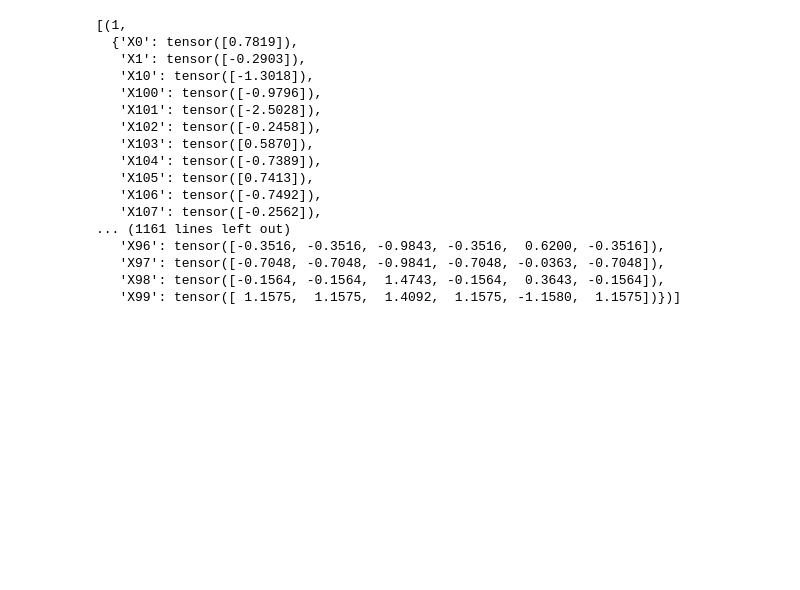
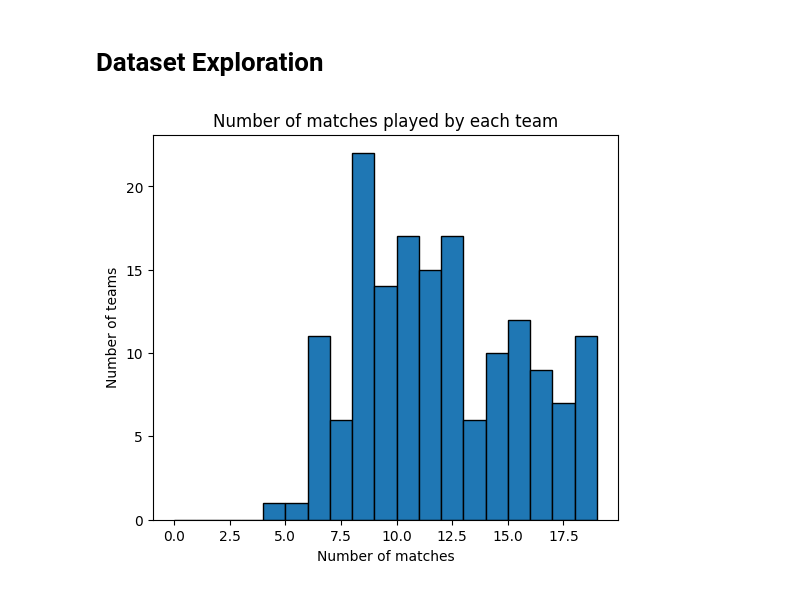
Before and after one commit to b0kch01/graphical-tournament, a Jupyter notebook: basic_edge_count.ipynb, the cells around one changed output. Drawn from its saved outputs; the diff is of its cells as text; code cells hidden in the pictures; blank space fills up the shorter version.

```diff
--- a/basic_edge_count.ipynb
+++ b/basic_edge_count.ipynb
@@ -2,9 +2,12 @@
 import mcmclib
 import torch
 import matplotlib.pyplot as plt
+import random
+import numpy as np
+
 
 import matplotlib as mpl
-mpl.rcParams['figure.dpi'] = 300
+mpl.rcParams['figure.dpi'] = 100
 # %%
 golden_sample = torch.load('mcmc_samples_20000.pt')
 dataset = torch.load("dataset.pt")
@@ -12,23 +15,28 @@ teams = torch.load("teams.pt")
 teams_number = list(range(len(teams)))
 
 session = mcmclib.MCMC_Session(seed=123)
-# %%
-session.run(dataset[:2], [1, 2, 3, 4, 5, 6], len(teams))
-# %% [output]
-[(1,
-  {'X0': tensor([0.7819]),
-   'X1': tensor([-0.2903]),
-   'X10': tensor([-1.3018]),
-   'X100': tensor([-0.9796]),
-   'X101': tensor([-2.5028]),
-   'X102': tensor([-0.2458]),
-   'X103': tensor([0.5870]),
-   'X104': tensor([-0.7389]),
-   'X105': tensor([0.7413]),
-   'X106': tensor([-0.7492]),
-   'X107': tensor([-0.2562]),
-... (1161 lines left out)
-   'X96': tensor([-0.3516, -0.3516, -0.9843, -0.3516,  0.6200, -0.3516]),
-   'X97': tensor([-0.7048, -0.7048, -0.9841, -0.7048, -0.0363, -0.7048]),
-   'X98': tensor([-0.1564, -0.1564,  1.4743, -0.1564,  0.3643, -0.1564]),
-   'X99': tensor([ 1.1575,  1.1575,  1.4092,  1.1575, -1.1580,  1.1575])})]
+# %% [markdown]
+# Dataset Exploration
+# %%
+# group matches by who plays
+# this can be used as a baseline for future heuristics
+
+matches_by_team = {team: [] for team in teams_number}
+
+for match in dataset:
+    matches_by_team[match[0]].append(match)
+    matches_by_team[match[1]].append(match)
+
+# set size
+plt.figure(figsize=(6, 5))
+plt.hist([len(matches_by_team[team])
+         for team in teams_number],
+         bins=range(0, 20),
+         edgecolor='black')
+plt.title("Number of matches played by each team")
+plt.xlabel("Number of matches")
+plt.ylabel("Number of teams")
+
+plt.show()
+# %% [output]
+[figure, added]
```
Also changed, not shown: parts of 14 cells of this notebook, 2 other files.
